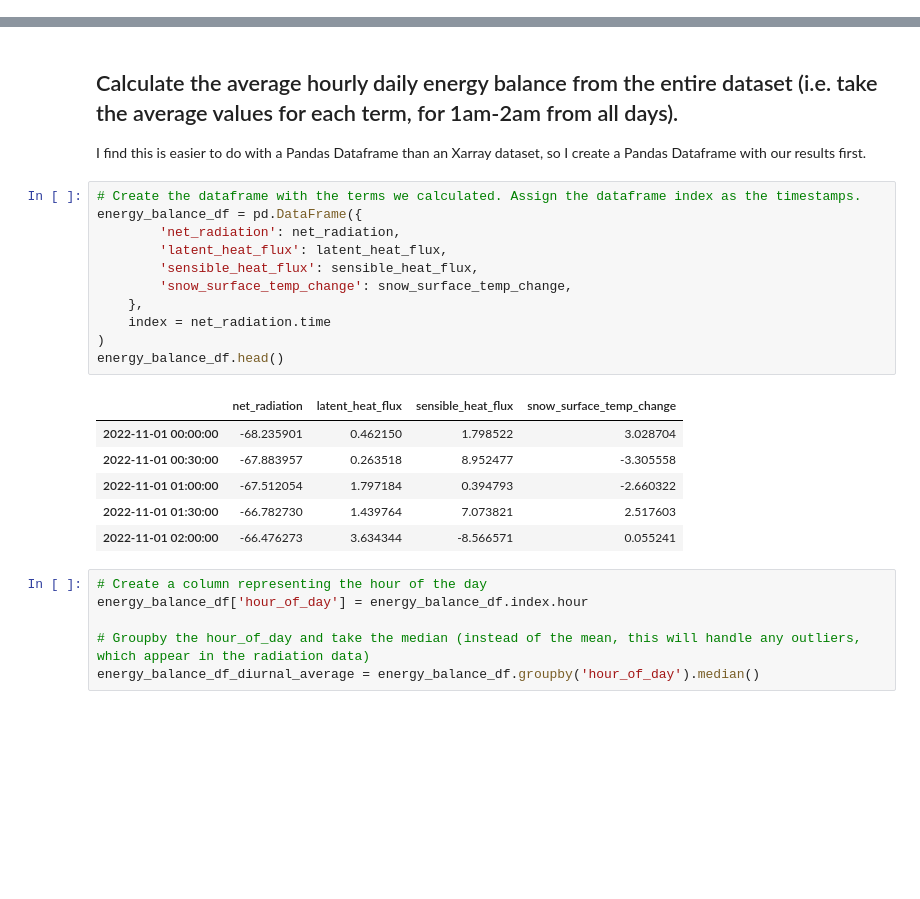
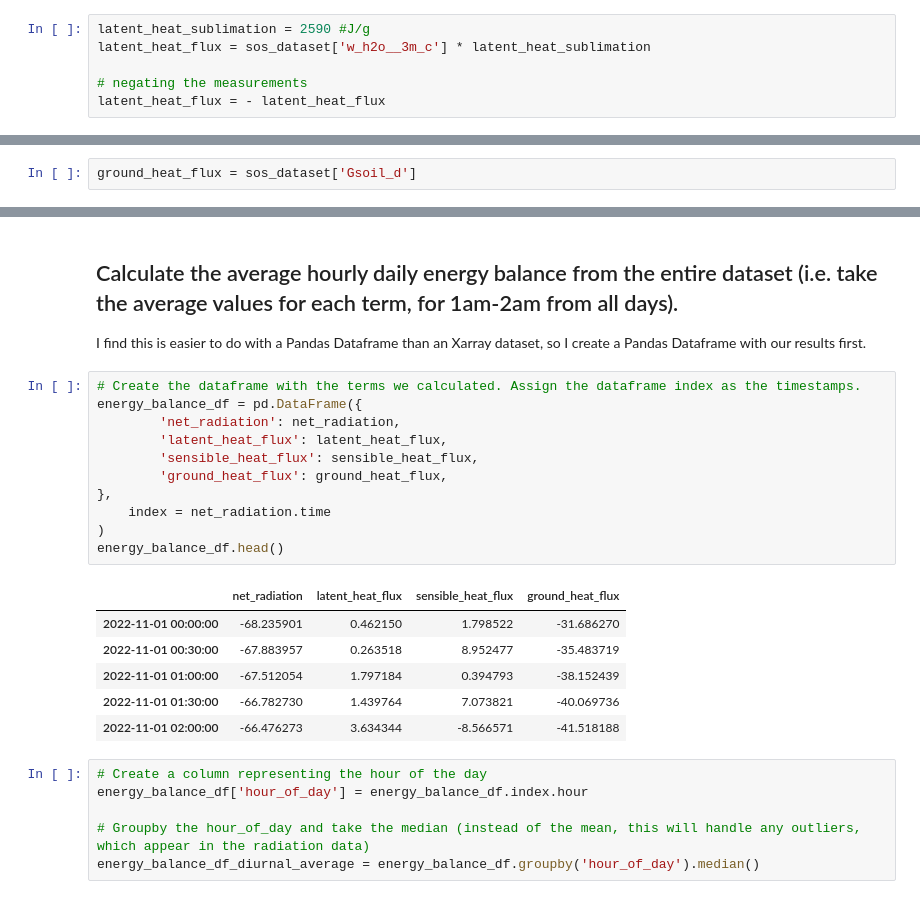
Before and after one commit to Mountain-Hydrology-Research-Group/snow-hydrology, a Jupyter notebook: modules/lab3/lab3-2.ipynb, the cells around one changed output, grey strips where cells are left out. Drawn from its saved outputs; the diff is of its cells as text; blank space fills up the shorter version.

```diff
--- a/modules/lab3/lab3-2.ipynb
+++ b/modules/lab3/lab3-2.ipynb
@@ -109,6 +96,12 @@ net_radiation = sos_dataset['Rsw_in_9m_d'] - sos_dataset['Rsw_out_9m_d'] + sos_d
 ### Calculate latent heat flux in energy units
 
 Note that the measurement `w_h2o__3m_c` is latent heat flux *away* from the snow pack, so in terms of snowpack surface energy, positive `w_h2o__3m_c` is energy lost, and so we need to negate the measurements.
+# %%
+latent_heat_sublimation = 2590 #J/g
+latent_heat_flux = sos_dataset['w_h2o__3m_c'] * latent_heat_sublimation
+
+# negating the measurements
+latent_heat_flux = - latent_heat_flux
 # %% [markdown]
 ### Calculate sensible heat flux in energy units
 Same as above, we need to negate the measurements
@@ -146,2 +141,4 @@ Look at some other time periods too. The radiometers went out a lot, but this st
+# %%
+ground_heat_flux = sos_dataset['Gsoil_d']
 # %%
 time_slice = slice('20230401', '20230405')
@@ -162,21 +159,21 @@ I find this is easier to do with a Pandas Dataframe than an Xarray dataset, so I
 # %%
 # Create the dataframe with the terms we calculated. Assign the dataframe index as the timestamps.
 energy_balance_df = pd.DataFrame({
         'net_radiation': net_radiation,
         'latent_heat_flux': latent_heat_flux,
         'sensible_heat_flux': sensible_heat_flux,
-        'snow_surface_temp_change': snow_surface_temp_change,
-    },
+        'ground_heat_flux': ground_heat_flux,
+},
     index = net_radiation.time
 )
 energy_balance_df.head()
 # %% [output]
-|  | net_radiation | latent_heat_flux | sensible_heat_flux | snow_surface_temp_change |
-| 2022-11-01 00:00:00 | -68.235901 | 0.462150 | 1.798522 | 3.028704 |
-| 2022-11-01 00:30:00 | -67.883957 | 0.263518 | 8.952477 | -3.305558 |
-| 2022-11-01 01:00:00 | -67.512054 | 1.797184 | 0.394793 | -2.660322 |
-| 2022-11-01 01:30:00 | -66.782730 | 1.439764 | 7.073821 | 2.517603 |
-| 2022-11-01 02:00:00 | -66.476273 | 3.634344 | -8.566571 | 0.055241 |
+|  | net_radiation | latent_heat_flux | sensible_heat_flux | ground_heat_flux |
+| 2022-11-01 00:00:00 | -68.235901 | 0.462150 | 1.798522 | -31.686270 |
+| 2022-11-01 00:30:00 | -67.883957 | 0.263518 | 8.952477 | -35.483719 |
+| 2022-11-01 01:00:00 | -67.512054 | 1.797184 | 0.394793 | -38.152439 |
+| 2022-11-01 01:30:00 | -66.782730 | 1.439764 | 7.073821 | -40.069736 |
+| 2022-11-01 02:00:00 | -66.476273 | 3.634344 | -8.566571 | -41.518188 |
 # %%
 # Create a column representing the hour of the day
 energy_balance_df['hour_of_day'] = energy_balance_df.index.hour
```
Also changed, not shown: parts of 14 cells of this notebook, 1 other file.
